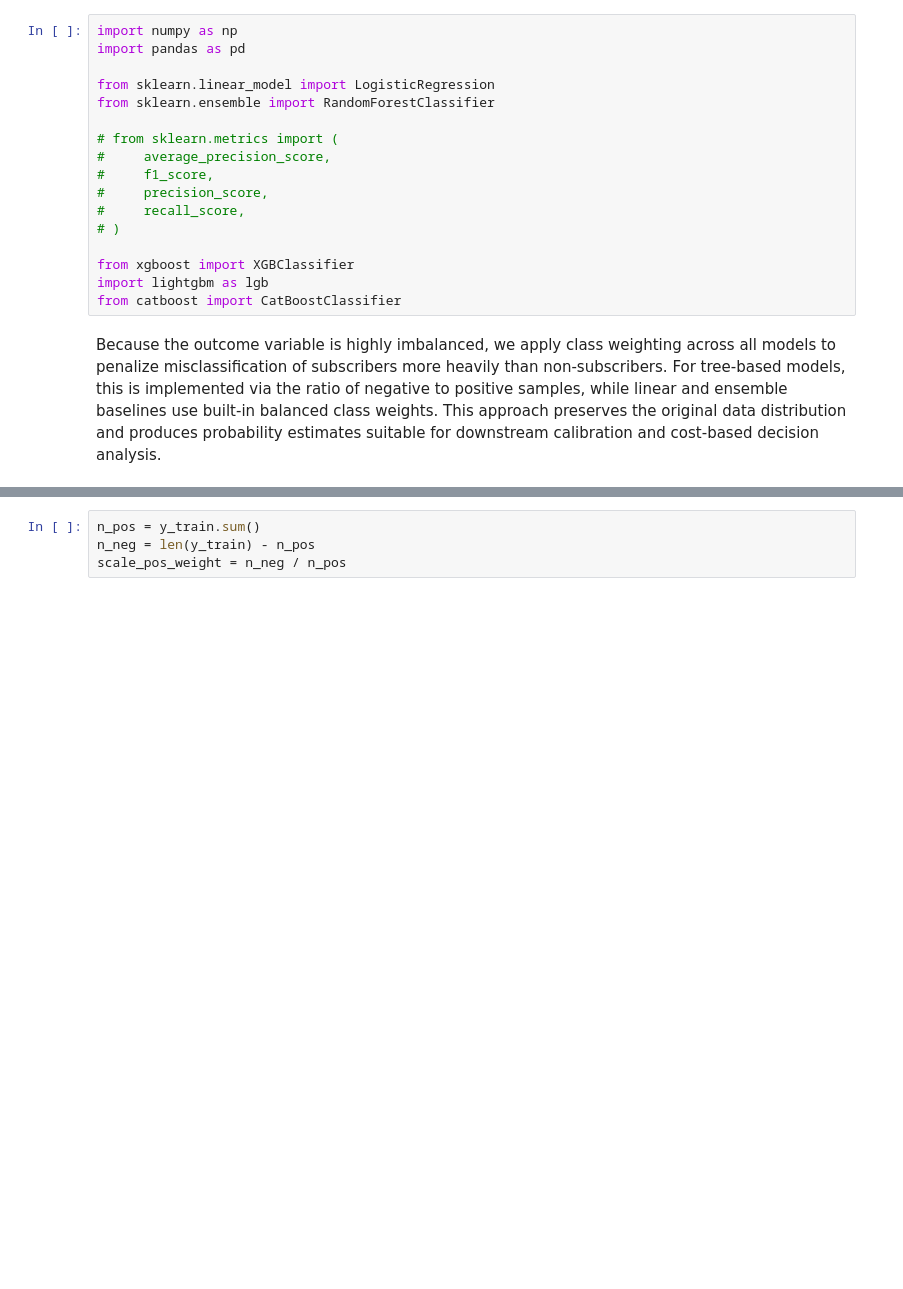
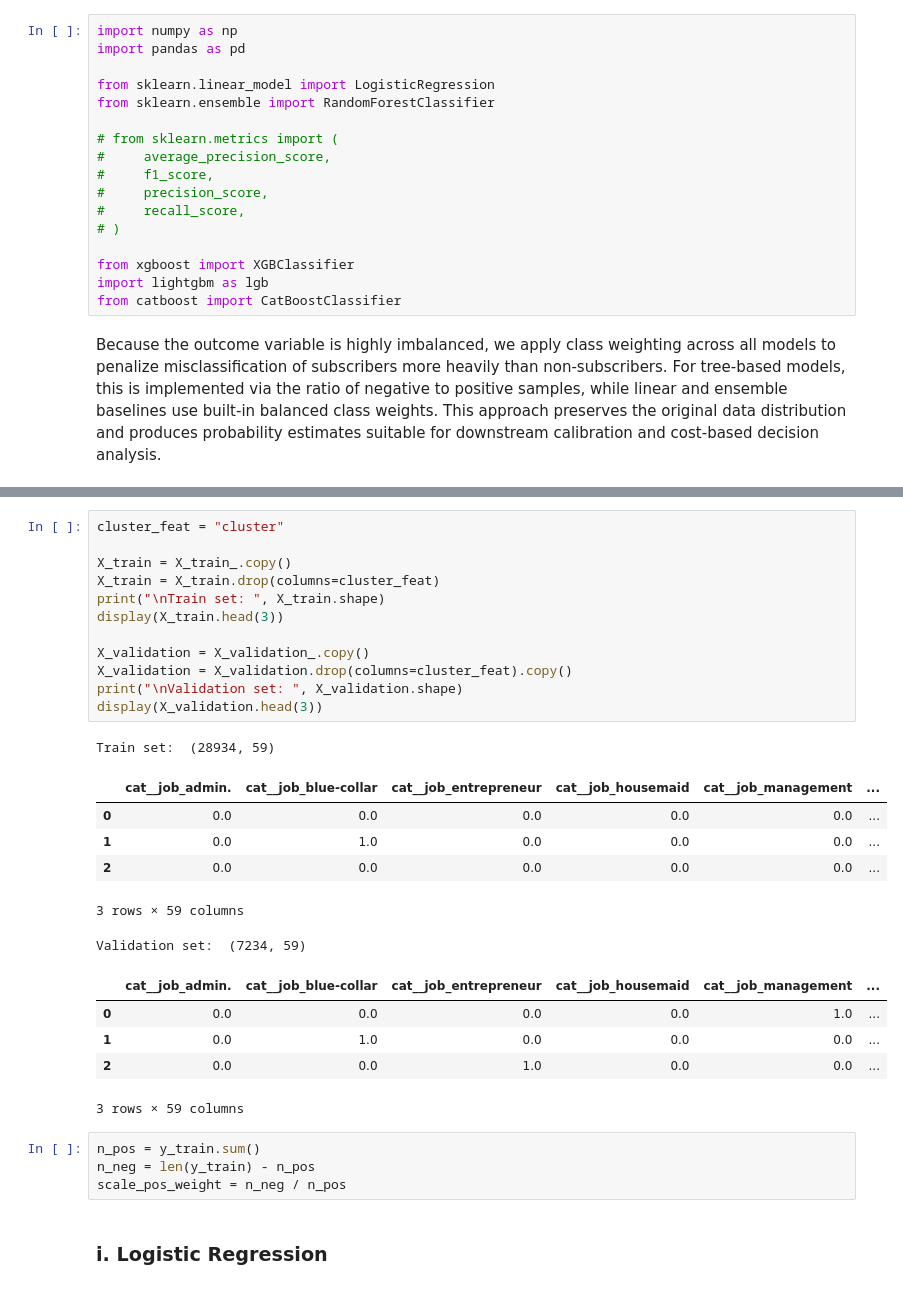
Before and after one commit to tonantzin-real/IDS_705_final_project, a Jupyter notebook: 03_training.ipynb, the cells around one changed output, grey strips where cells are left out. Saved outputs shown, nothing was run; the diff lists cells and outputs as text; blank space fills up the shorter version.

```diff
--- a/03_training.ipynb
+++ b/03_training.ipynb
@@ -95,4 +121,31 @@ X_validation, y_validation = load_dataset("02", "validation")
+# %%
+cluster_feat = "cluster"
+
+X_train = X_train_.copy()
+X_train = X_train.drop(columns=cluster_feat)
+print("\nTrain set: ", X_train.shape)
+display(X_train.head(3))
+
+X_validation = X_validation_.copy()
+X_validation = X_validation.drop(columns=cluster_feat).copy()
+print("\nValidation set: ", X_validation.shape)
+display(X_validation.head(3))
+# %% [output]
+Train set:  (28934, 59)
+|  | cat__job_admin. | cat__job_blue-collar | cat__job_entrepreneur | cat__job_housemaid | cat__job_management | ... |
+| 0 | 0.0 | 0.0 | 0.0 | 0.0 | 0.0 | ... |
+| 1 | 0.0 | 1.0 | 0.0 | 0.0 | 0.0 | ... |
+| 2 | 0.0 | 0.0 | 0.0 | 0.0 | 0.0 | ... |
+3 rows × 59 columns
+Validation set:  (7234, 59)
+|  | cat__job_admin. | cat__job_blue-collar | cat__job_entrepreneur | cat__job_housemaid | cat__job_management | ... |
+| 0 | 0.0 | 0.0 | 0.0 | 0.0 | 1.0 | ... |
+| 1 | 0.0 | 1.0 | 0.0 | 0.0 | 0.0 | ... |
+| 2 | 0.0 | 0.0 | 1.0 | 0.0 | 0.0 | ... |
+3 rows × 59 columns
 # %%
 n_pos = y_train.sum()
 n_neg = len(y_train) - n_pos
 scale_pos_weight = n_neg / n_pos
+# %% [markdown]
+### i. Logistic Regression
```
Also changed, not shown: parts of 20 cells of this notebook, 6 other files.
